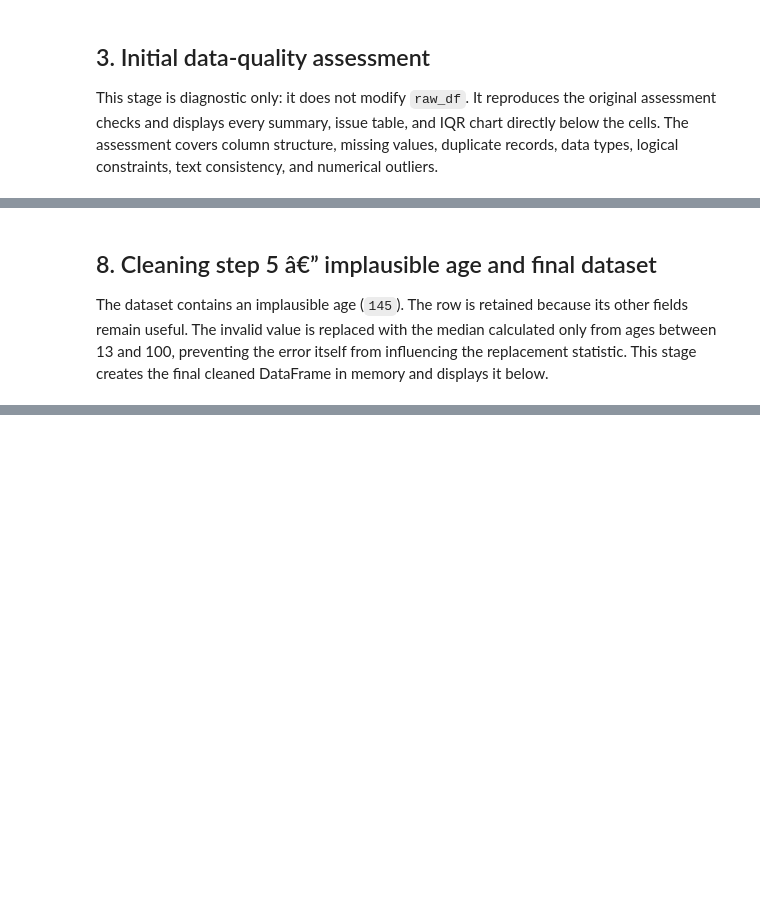
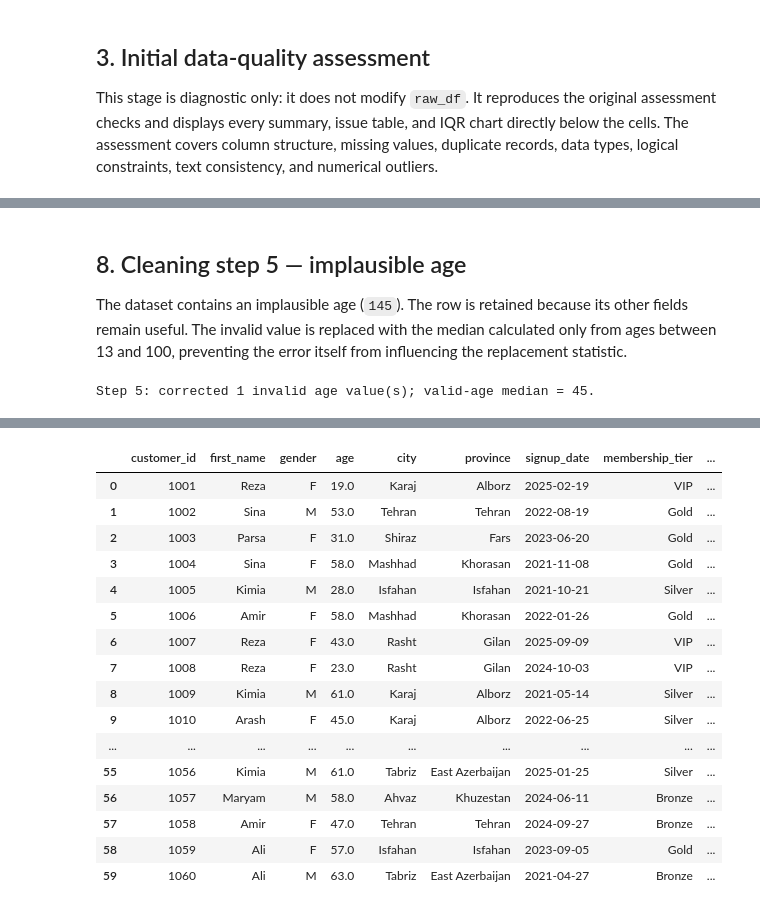
Before and after one commit to StudyBuildCommunity/studybuild-data-cleaning-01, a Jupyter notebook: submissions/FatemehDehghan224/clean_data_code/customer_data_cleaning_pipeline.ipynb, the cells around one changed output, grey strips where cells are left out. Cells and saved outputs as stored; diff of their text form; code cells hidden in the pictures; blank space fills up the shorter version.

```diff
--- a/submissions/FatemehDehghan224/clean_data_code/customer_data_cleaning_pipeline.ipynb
+++ b/submissions/FatemehDehghan224/clean_data_code/customer_data_cleaning_pipeline.ipynb
@@ -664,30 +993,31 @@ display(format_decimal_columns_for_display(
 # %% [markdown]
-## 8. Cleaning step 5 â€” implausible age and final dataset
+## 8. Cleaning step 5 — implausible age
 
-The dataset contains an implausible age (`145`). The row is retained because its other fields remain useful. The invalid value is replaced with the median calculated only from ages between 13 and 100, preventing the error itself from influencing the replacement statistic. This stage creates the final cleaned DataFrame in memory and displays it below.
+The dataset contains an implausible age (`145`). The row is retained because its other fields remain useful. The invalid value is replaced with the median calculated only from ages between 13 and 100, preventing the error itself from influencing the replacement statistic.
 # %%
-final_df = step4_df.copy()
-age = pd.to_numeric(final_df["age"], errors="coerce")
+step5_df = step4_df.copy()
+age = pd.to_numeric(step5_df["age"], errors="coerce")
 valid_age_mask = age.between(13, 100)
 invalid_age_mask = age.notna() & ~valid_age_mask
 valid_age_median = float(age[valid_age_mask].median())
 step5_changes = []
 
-for idx in final_df.index[invalid_age_mask]:
+for idx in step5_df.index[invalid_age_mask]:
     step5_changes.append(change_record(
         stage="5 - invalid age", action="replace_invalid_age_with_valid_age_median",
-        source_excel_row=idx + 2, customer_id=final_df.at[idx, "customer_id"], column="age",
-        old_value=final_df.at[idx, "age"], new_value=valid_age_median,
+        source_excel_row=idx + 2, customer_id=step5_df.at[idx, "customer_id"], column="age",
+        old_value=step5_df.at[idx, "age"], new_value=valid_age_median,
         rule="median of ages between 13 and 100",
         reason="An implausible age was treated as a data-entry error while preserving the rest of the row.",
     ))
-    final_df.at[idx, "age"] = valid_age_median
+    step5_df.at[idx, "age"] = valid_age_median
 
 step5_log = pd.DataFrame(step5_changes, columns=CHANGE_COLUMNS)
 print(f"Step 5: corrected {len(step5_log)} invalid age value(s); valid-age median = {valid_age_median:g}.")
 display(step5_log)
-print(f"Final cleaned dataset: {len(final_df)} rows x {len(final_df.columns)} columns")
 display(format_decimal_columns_for_display(
-    final_df,
+    step5_df,
     {"total_spending": TOTAL_SPENDING_DISPLAY_FORMAT},
 ))
+# %% [output]
+Step 5: corrected 1 invalid age value(s); valid-age median = 45.
@@ -693,0 +1026,17 @@ display(format_decimal_columns_for_display(
+|  | customer_id | first_name | gender | age | city | province | signup_date | membership_tier | ... |
+| 0 | 1001 | Reza | F | 19.0 | Karaj | Alborz | 2025-02-19 | VIP | ... |
+| 1 | 1002 | Sina | M | 53.0 | Tehran | Tehran | 2022-08-19 | Gold | ... |
+| 2 | 1003 | Parsa | F | 31.0 | Shiraz | Fars | 2023-06-20 | Gold | ... |
+| 3 | 1004 | Sina | F | 58.0 | Mashhad | Khorasan | 2021-11-08 | Gold | ... |
+| 4 | 1005 | Kimia | M | 28.0 | Isfahan | Isfahan | 2021-10-21 | Silver | ... |
+| 5 | 1006 | Amir | F | 58.0 | Mashhad | Khorasan | 2022-01-26 | Gold | ... |
+| 6 | 1007 | Reza | F | 43.0 | Rasht | Gilan | 2025-09-09 | VIP | ... |
+| 7 | 1008 | Reza | F | 23.0 | Rasht | Gilan | 2024-10-03 | VIP | ... |
+| 8 | 1009 | Kimia | M | 61.0 | Karaj | Alborz | 2021-05-14 | Silver | ... |
+| 9 | 1010 | Arash | F | 45.0 | Karaj | Alborz | 2022-06-25 | Silver | ... |
+| ... | ... | ... | ... | ... | ... | ... | ... | ... | ... |
+| 55 | 1056 | Kimia | M | 61.0 | Tabriz | East Azerbaijan | 2025-01-25 | Silver | ... |
+| 56 | 1057 | Maryam | M | 58.0 | Ahvaz | Khuzestan | 2024-06-11 | Bronze | ... |
+| 57 | 1058 | Amir | F | 47.0 | Tehran | Tehran | 2024-09-27 | Bronze | ... |
+| 58 | 1059 | Ali | F | 57.0 | Isfahan | Isfahan | 2023-09-05 | Gold | ... |
+| 59 | 1060 | Ali | M | 63.0 | Tabriz | East Azerbaijan | 2021-04-27 | Bronze | ... |
```
Also changed, not shown: parts of 30 cells of this notebook, 2 other files.
